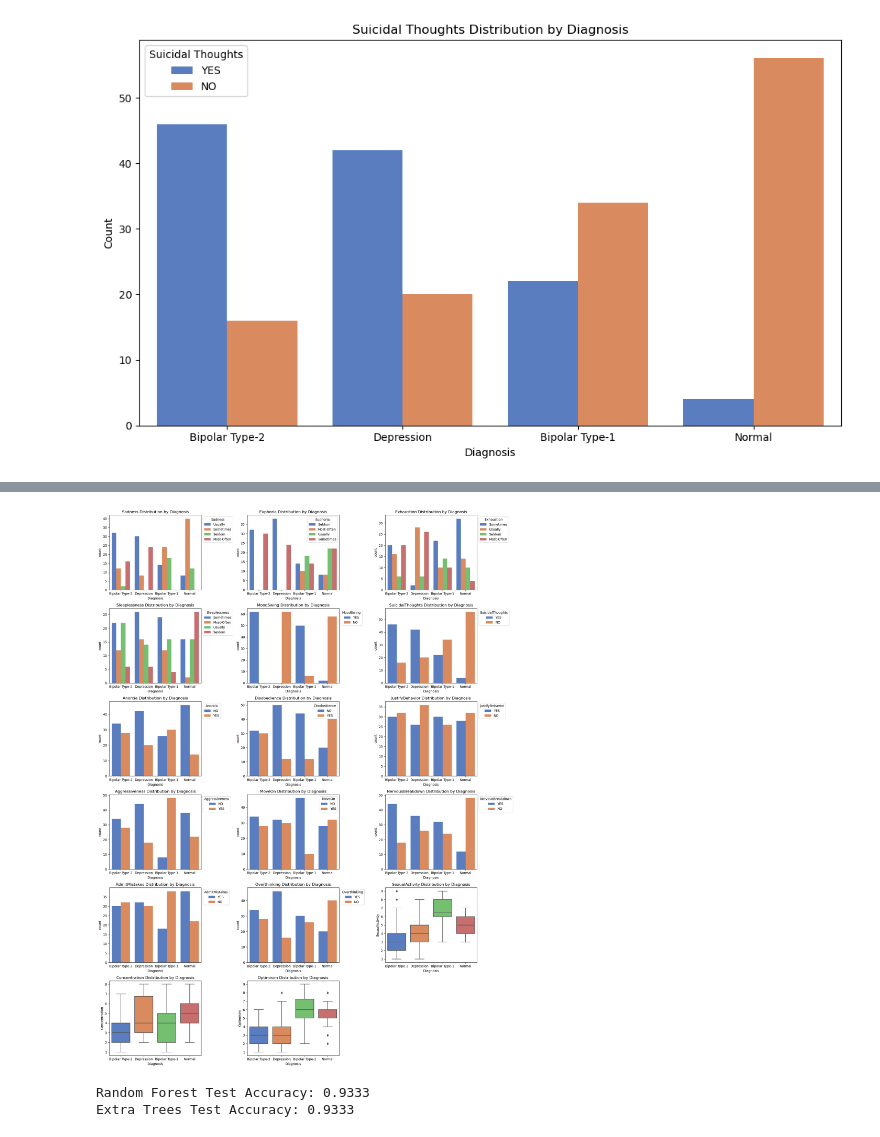
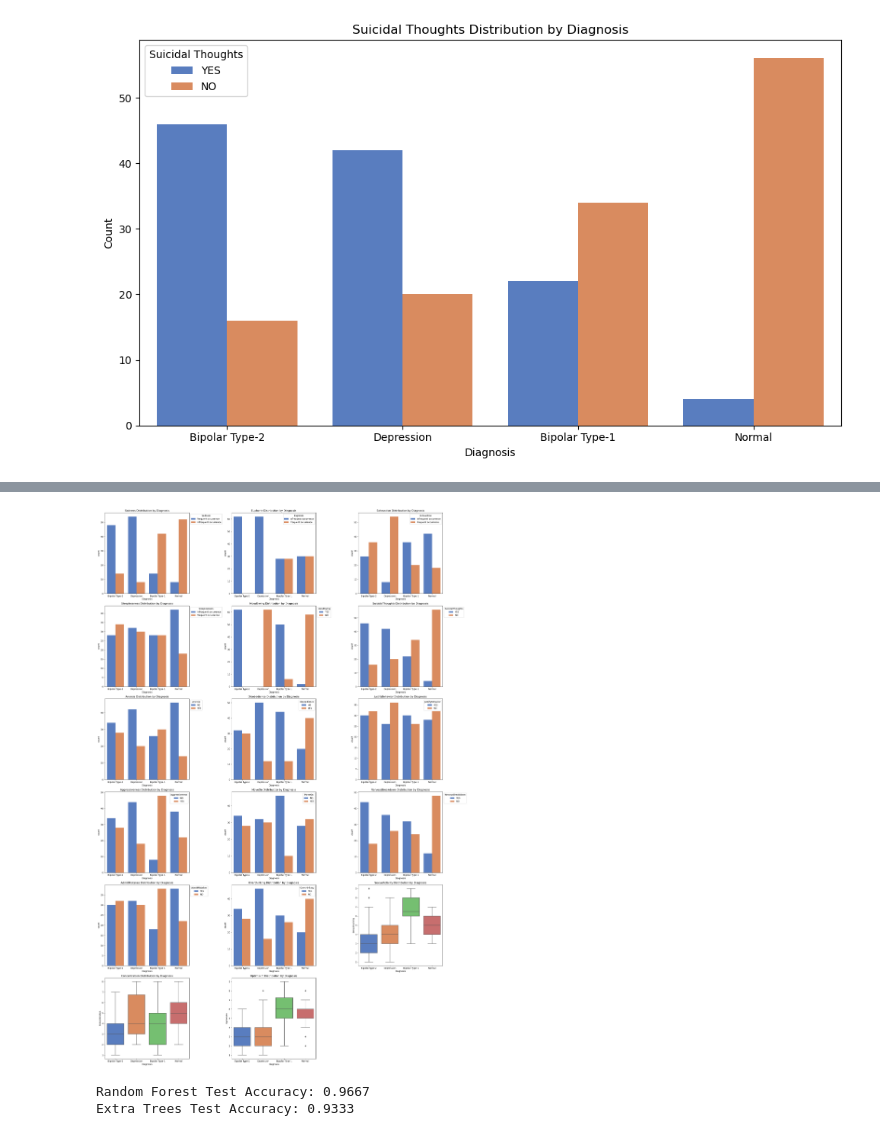
Before and after one commit to CodeByPaulo/Mood-Disorders-Project, a Jupyter notebook: Project_Code.ipynb, the cells around one changed output, grey strips where cells are left out. Drawn from its saved outputs; the diff is of its cells as text; code cells hidden in the pictures.

Commit message:
Category update

```diff
--- a/Project_Code.ipynb
+++ b/Project_Code.ipynb
@@ -298,3 +314,28 @@ plt.show()
+# %%
+# Data Cleaning for Sadness, Euphoria, Exhaustion, and Sleeplessness
+'''
+These columns have 4 answers that could be categorized into two:
+
+1. Category 1: Frequent Ocurrence
+    * Usually
+    * Most-Often
+2. Category 2: Infrequent Ocurrence
+    * Sometimes
+    *Seldom
+'''
+
+def categorize_occurrence(value):
+    if value in ['Usually', 'Most-Often']:
+        return 'Frequent occurrence'
+    elif value in ['Sometimes', 'Seldom']:
+        return 'Infrequent occurrence'
+    else:
+        return value  # For handling any unexpected values
+
+# Columns to recategorize
+columns_to_recat = ['Sadness', 'Euphoria', 'Exhaustion', 'Sleeplessness']
+for column in columns_to_recat:
+    data[column] = data[column].apply(categorize_occurrence)
 # %%
 # Define the numerical and categorical features
 numerical_features = ['SexualActivity', 'Concentration', 'Optimisim']
@@ -315,35 +356,35 @@ def plot_feature_distributions(data, categorical_features, numerical_features, t
     n_cols = 3
 
     # Calculate the total number of rows needed for subplots, rounding up
     n_rows = math.ceil(total_plots / n_cols)
 
     # Create a figure object with subplots
-    fig, axes = plt.subplots(n_rows, n_cols, figsize=(n_cols * 6, n_rows * 4))
+    fig, axes = plt.subplots(n_rows, n_cols, figsize=(n_cols * 8, n_rows * 6))
     axes = axes.flatten()  # Flatten the array of axes for easy iteration
 
     # Plot each categorical feature
     for i, feature in enumerate(categorical_features):
         sns.countplot(x=target, hue=feature, data=data, ax=axes[i], palette='muted')
         axes[i].set_title(f'{feature} Distribution by {target}')
         axes[i].legend(title=feature, bbox_to_anchor=(1, 1))
 
     # Plot each numerical feature
     for i, feature in enumerate(numerical_features):
         sns.boxplot(x=target, y=feature, data=data, ax=axes[i + len(categorical_features)], palette='muted')
         axes[i + len(categorical_features)].set_title(f'{feature} Distribution by {target}')
 
     # Hide any unused subplots
     for i in range(total_plots, n_rows * n_cols):
         axes[i].axis('off')
 
     # Adjust the layout and display the plot
     plt.tight_layout()
     plt.show()
 
 # Call the function with the DataFrame and lists of features
 plot_feature_distributions(data, categorical_features, numerical_features, target)
 # %% [output]
-[figure, old version]
+[figure, new version]
 # %%
 # Custom Transformer for Outlier Handling
 class OutlierClipper(BaseEstimator, TransformerMixin):
@@ -401,7 +442,7 @@ et_model.fit(X_train, y_train)
 et_test_score = et_model.score(X_test, y_test)
 print(f"Extra Trees Test Accuracy: {et_test_score:.4f}")
 # %% [output]
-Random Forest Test Accuracy: 0.9333
+Random Forest Test Accuracy: 0.9667
 Extra Trees Test Accuracy: 0.9333
 # %%
 # Cross-Validation for Model Evaluation
```
Also changed, not shown: parts of 3 cells of this notebook.
